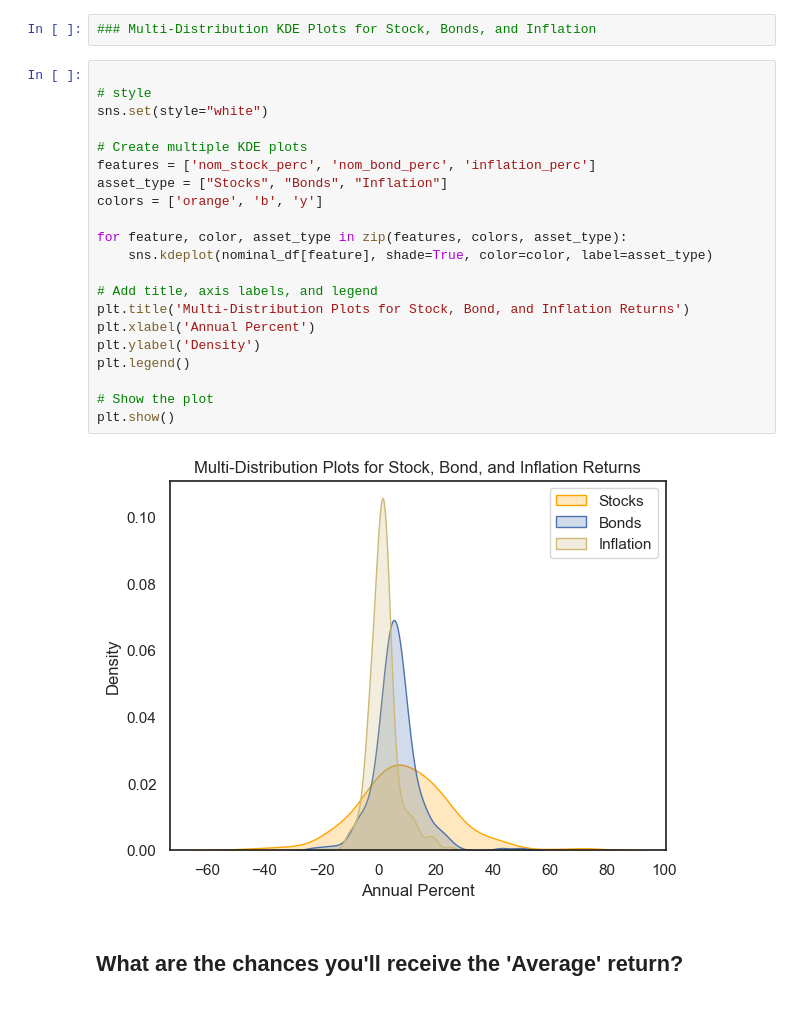
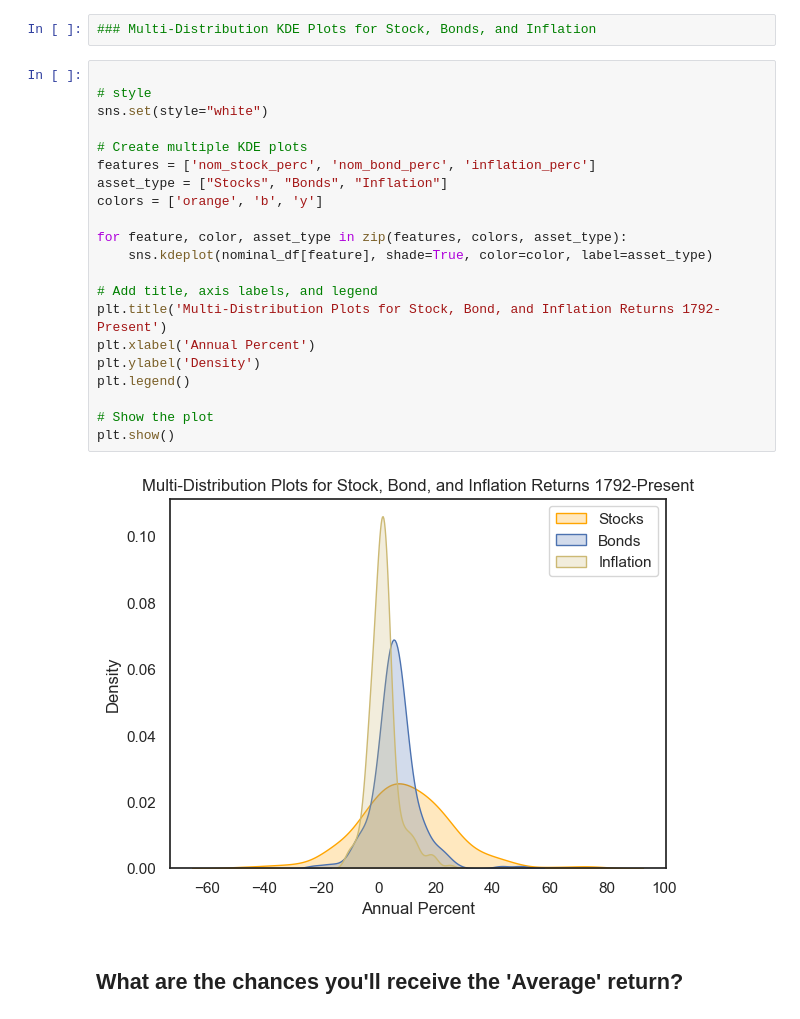
Before and after one commit to StarkArk/The_Long_View_Stocks_Bonds, a Jupyter notebook: Survey_US_Stock_Bonds.ipynb, the cells around one changed output. Drawn from its saved outputs; the diff is of its cells as text.

```diff
--- a/Survey_US_Stock_Bonds.ipynb
+++ b/Survey_US_Stock_Bonds.ipynb
@@ -135,26 +161,26 @@ plt.legend(loc="center right", fontsize=8)
 # %%
 
 # style
 sns.set(style="white")
 
 # Create multiple KDE plots
 features = ['nom_stock_perc', 'nom_bond_perc', 'inflation_perc']
 asset_type = ["Stocks", "Bonds", "Inflation"]
 colors = ['orange', 'b', 'y']
 
 for feature, color, asset_type in zip(features, colors, asset_type):
     sns.kdeplot(nominal_df[feature], shade=True, color=color, label=asset_type)
 
 # Add title, axis labels, and legend
-plt.title('Multi-Distribution Plots for Stock, Bond, and Inflation Returns')
+plt.title('Multi-Distribution Plots for Stock, Bond, and Inflation Returns 1792-Present')
 plt.xlabel('Annual Percent')
 plt.ylabel('Density')
 plt.legend()
 
 # Show the plot
 plt.show()
 # %% [output]
-[figure, old version]
+[figure, new version]
 # %% [markdown]
 ## What are the chances you'll receive the 'Average' return?
 # %% [markdown]
```
Also changed, not shown: parts of 17 cells of this notebook, 19 other files.
